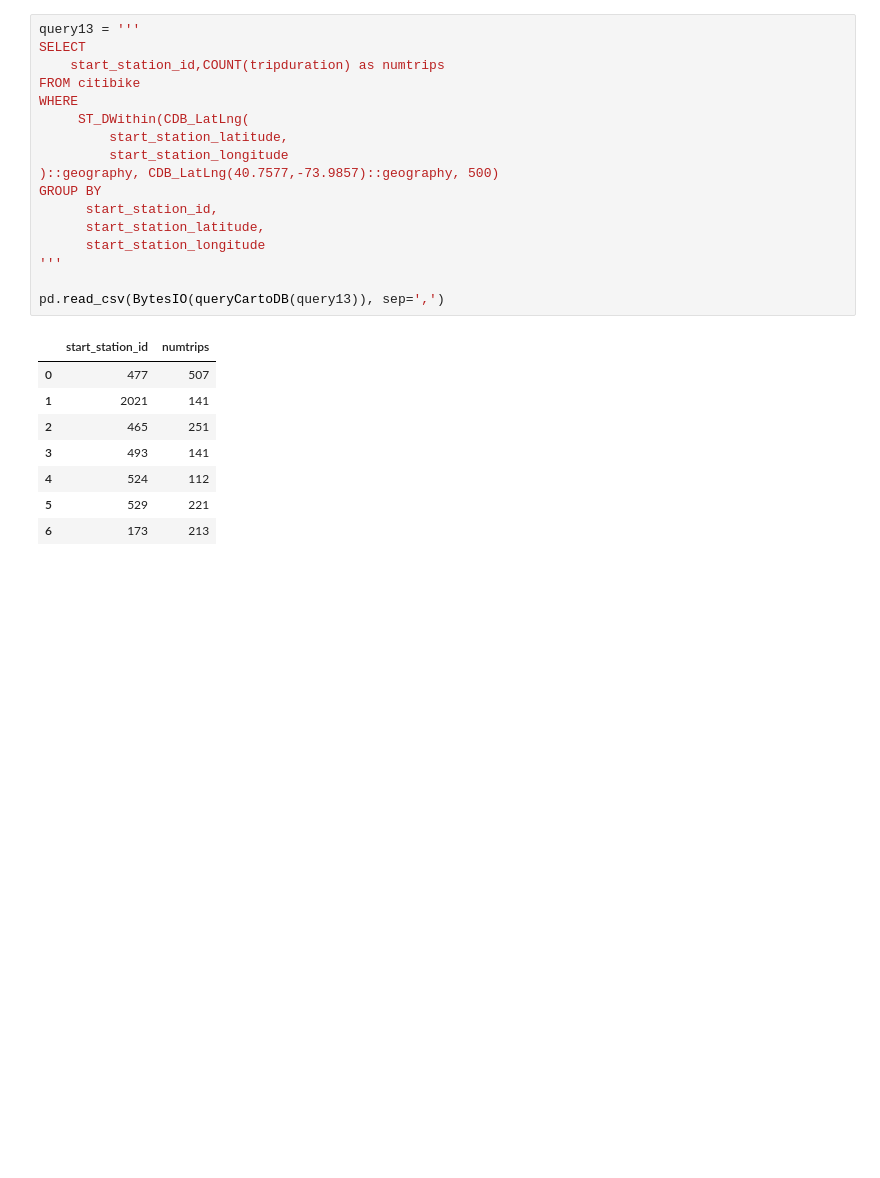
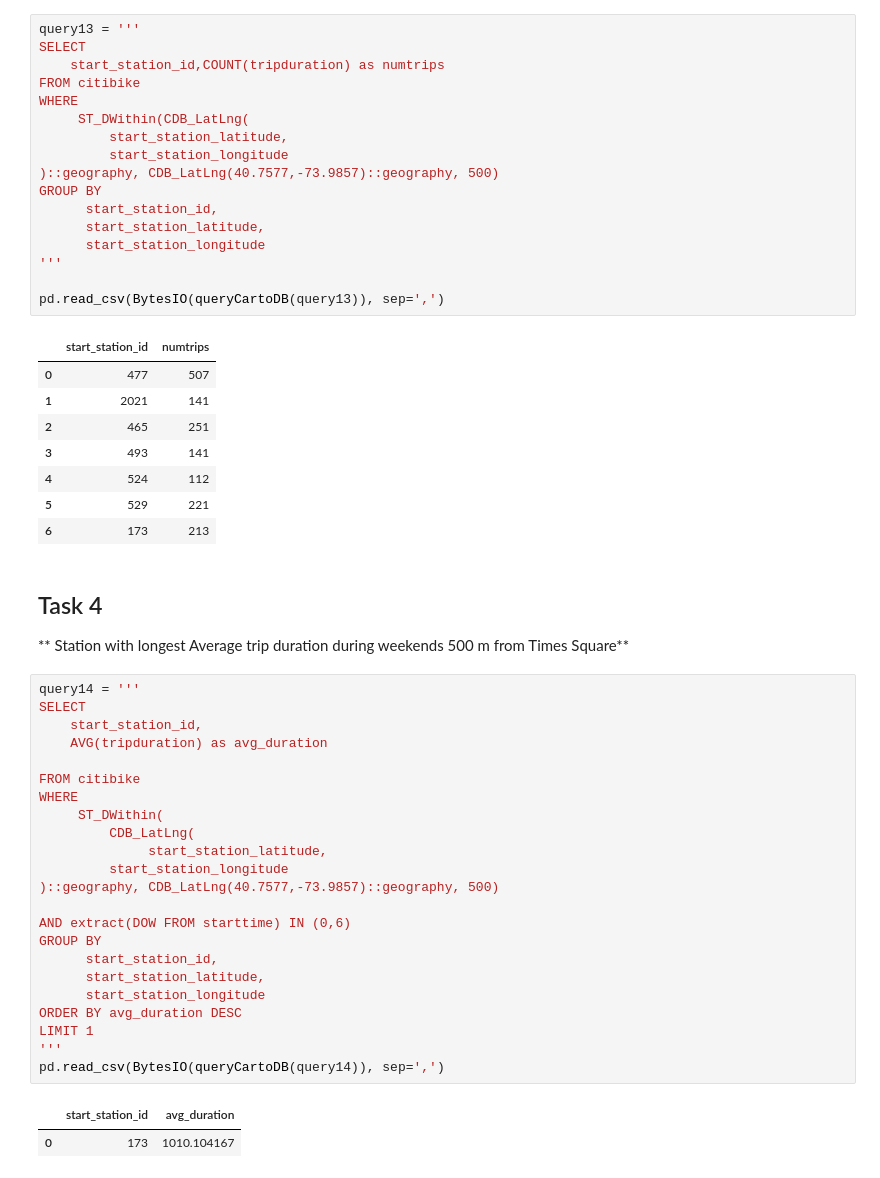
Before and after one commit to biabbiassago/PUI2017_bb1569, a Jupyter notebook: HW7_bb1569/SQLLab_bb1569.ipynb, the cells around one changed output. Cells and saved outputs as stored; diff of their text form; blank space fills up the shorter version.

```diff
--- a/HW7_bb1569/SQLLab_bb1569.ipynb
+++ b/HW7_bb1569/SQLLab_bb1569.ipynb
@@ -341,3 +395,33 @@ pd.read_csv(BytesIO(queryCartoDB(query13)), sep=',')
 | 4 | 524 | 112 |
 | 5 | 529 | 221 |
 | 6 | 173 | 213 |
+# %% [markdown]
+## Task 4
+
+** Station with longest Average trip duration during weekends 500 m from Times Square**
+# %%
+query14 = '''
+SELECT
+    start_station_id,
+    AVG(tripduration) as avg_duration
+
+FROM citibike
+WHERE
+     ST_DWithin(
+         CDB_LatLng(
+              start_station_latitude,
+         start_station_longitude
+)::geography, CDB_LatLng(40.7577,-73.9857)::geography, 500)
+
+AND extract(DOW FROM starttime) IN (0,6)
+GROUP BY
+      start_station_id,
+      start_station_latitude,
+      start_station_longitude
+ORDER BY avg_duration DESC
+LIMIT 1
+'''
+pd.read_csv(BytesIO(queryCartoDB(query14)), sep=',')
+# %% [output]
+|  | start_station_id | avg_duration |
+| 0 | 173 | 1010.104167 |
```
Also changed, not shown: parts of 6 cells of this notebook.
